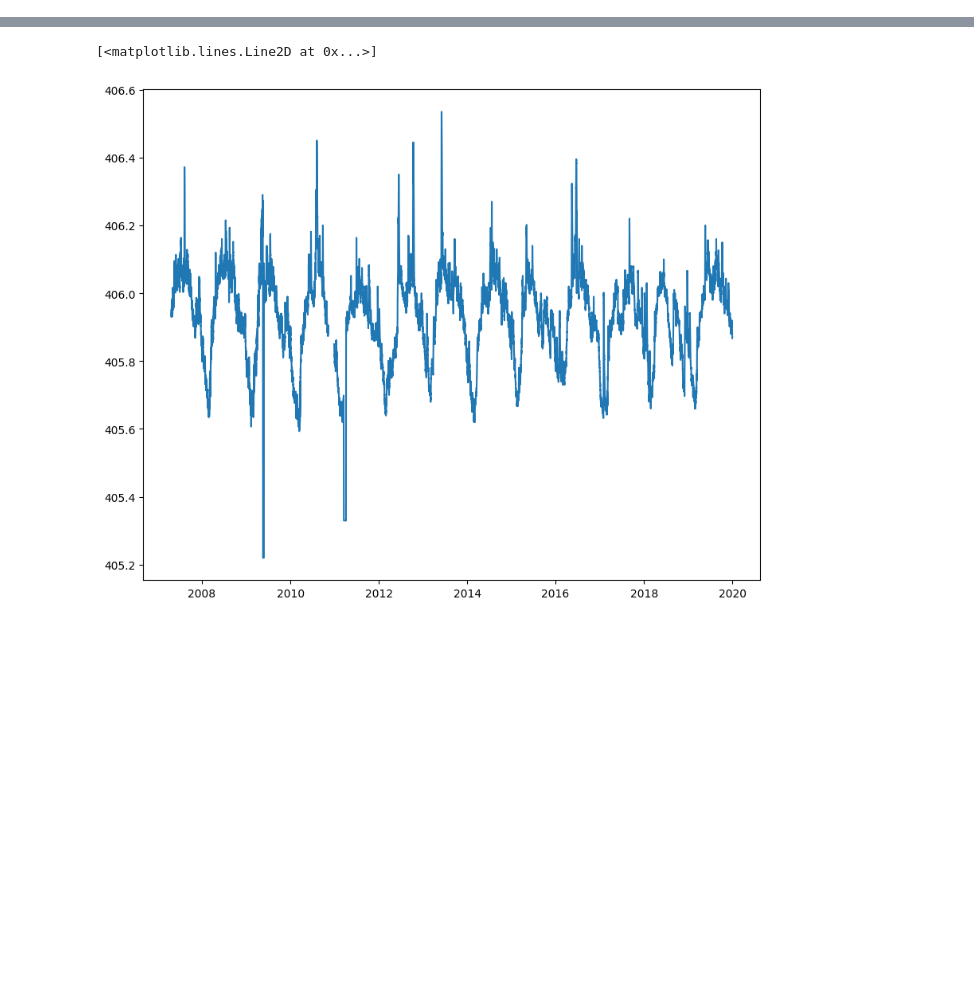
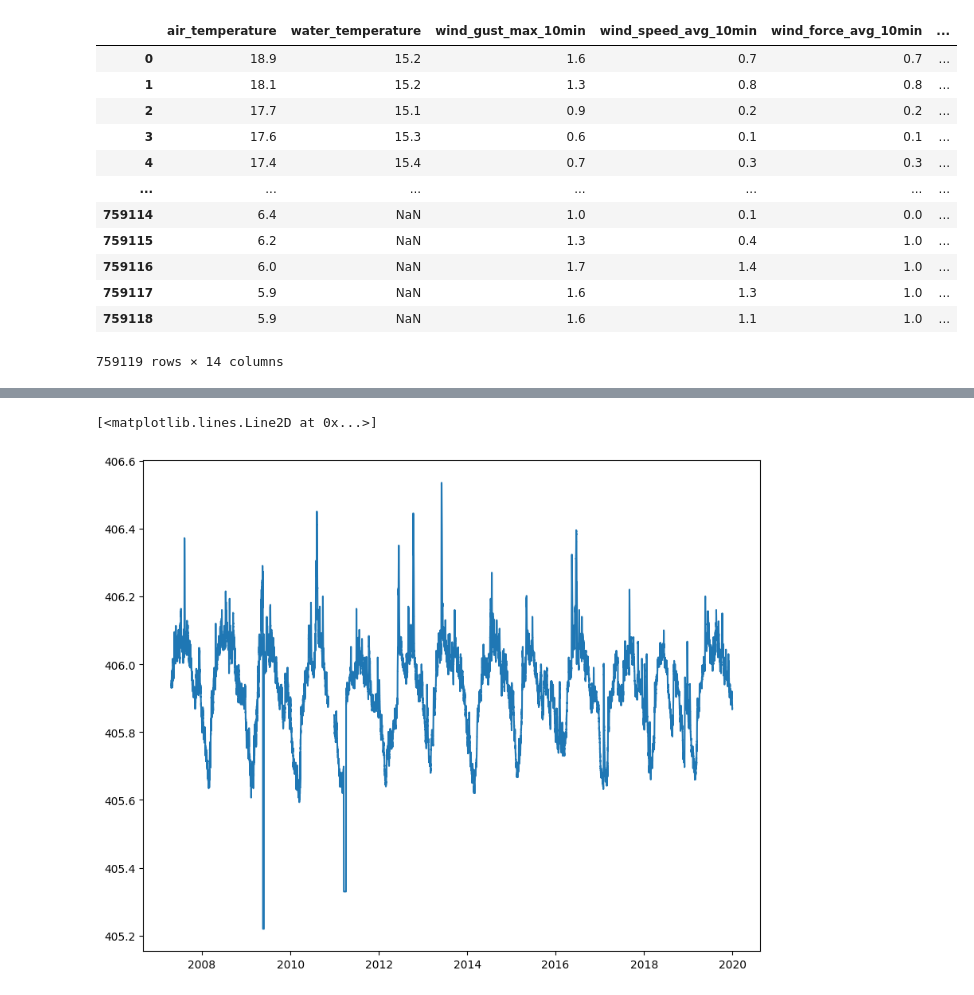
Before and after one commit to kaebry/DSF, a Jupyter notebook: Code/Mythenquai.ipynb, the cells around one changed output, grey strips where cells are left out. Cells and saved outputs as stored; diff of their text form; code cells hidden in the pictures; blank space fills up the shorter version.

```diff
--- a/Code/Mythenquai.ipynb
+++ b/Code/Mythenquai.ipynb
@@ -15,3 +20,19 @@ df = mythenquai.groupby([pd.Grouper(freq='H', key='datetime')]).mean().reset_ind
 df.set_index("datetime", inplace=True)
 # convert datetime index to central european timezone
 df = df.tz_convert('CET')
+# %%
+mythenquai
+# %% [output]
+|  | air_temperature | water_temperature | wind_gust_max_10min | wind_speed_avg_10min | wind_force_avg_10min | ... |
+| 0 | 18.9 | 15.2 | 1.6 | 0.7 | 0.7 | ... |
+| 1 | 18.1 | 15.2 | 1.3 | 0.8 | 0.8 | ... |
+| 2 | 17.7 | 15.1 | 0.9 | 0.2 | 0.2 | ... |
+| 3 | 17.6 | 15.3 | 0.6 | 0.1 | 0.1 | ... |
+| 4 | 17.4 | 15.4 | 0.7 | 0.3 | 0.3 | ... |
+| ... | ... | ... | ... | ... | ... | ... |
+| 759114 | 6.4 | NaN | 1.0 | 0.1 | 0.0 | ... |
+| 759115 | 6.2 | NaN | 1.3 | 0.4 | 1.0 | ... |
+| 759116 | 6.0 | NaN | 1.7 | 1.4 | 1.0 | ... |
+| 759117 | 5.9 | NaN | 1.6 | 1.3 | 1.0 | ... |
+| 759118 | 5.9 | NaN | 1.6 | 1.1 | 1.0 | ... |
+759119 rows × 14 columns
```
Also changed, not shown: parts of 6 cells of this notebook, 1 other file.
